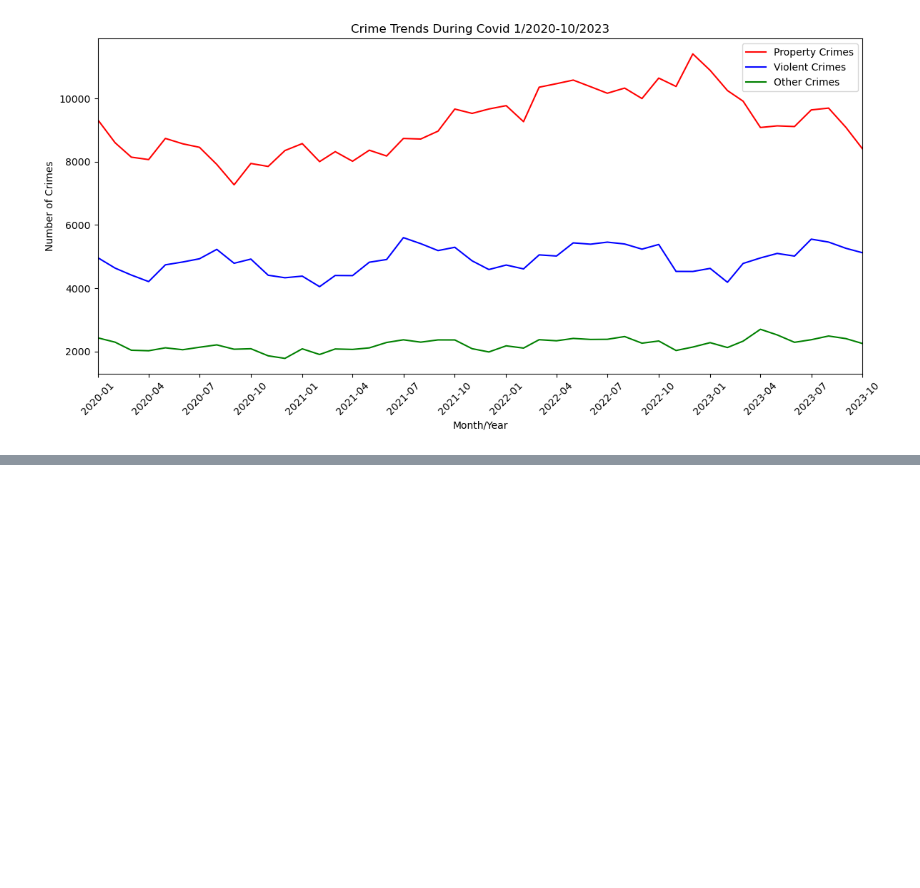
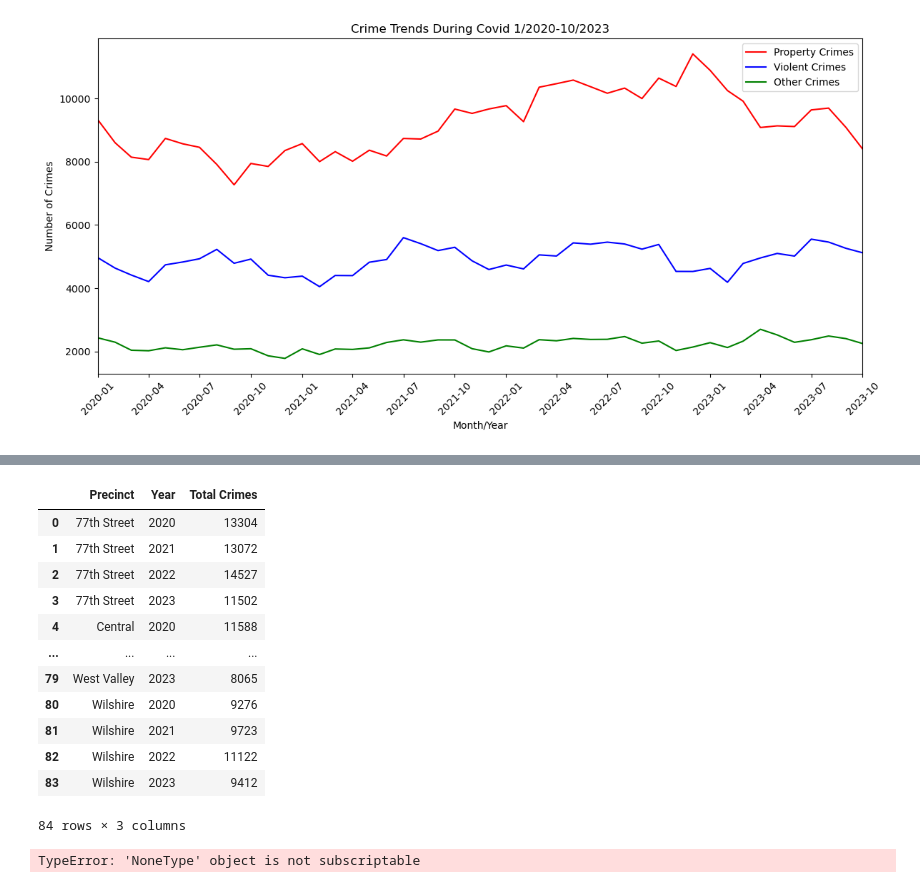
Before and after one commit to eshih22/la_crime_group_project, a Jupyter notebook: LA_crime_data.ipynb, the cells around one changed output, grey strips where cells are left out. Saved outputs shown, nothing was run; the diff lists cells and outputs as text; code cells hidden in the pictures; blank space fills up the shorter version.

```diff
--- a/LA_crime_data.ipynb
+++ b/LA_crime_data.ipynb
@@ -1723,0 +1721,20 @@ Freq: M, dtype: object
+# %%
+# Group by 'Precinct' and 'Year', and calculate the total number of crimes
+precinct_crime_counts_by_year_df = pd.DataFrame(filtered_data_df.groupby(['Precinct', 'Year']).size().reset_index(name='Total Crimes'))
+
+# Display the first few rows of the new DataFrame
+precinct_crime_counts_by_year_df
+# %% [output]
+|  | Precinct | Year | Total Crimes |
+| 0 | 77th Street | 2020 | 13304 |
+| 1 | 77th Street | 2021 | 13072 |
+| 2 | 77th Street | 2022 | 14527 |
+| 3 | 77th Street | 2023 | 11502 |
+| 4 | Central | 2020 | 11588 |
+| ... | ... | ... | ... |
+| 79 | West Valley | 2023 | 8065 |
+| 80 | Wilshire | 2020 | 9276 |
+| 81 | Wilshire | 2021 | 9723 |
+| 82 | Wilshire | 2022 | 11122 |
+| 83 | Wilshire | 2023 | 9412 |
+84 rows × 3 columns
@@ -1723,0 +1753,27 @@ Freq: M, dtype: object
+# %%
+precinct_coordinates = {
+    "77th Street":(33.9703073800001, -118.277669655),
+    "Central": (34.0519, -118.2553),
+    "Devonshire": (34.256969059, -118.531373363),
+    "Foothill": (34.2530912220001, -118.410417183),
+    "Harbor": (33.7576608970001, -118.289241553),
+    "Hollenbeck":(34.0496, -118.2088),
+    "Hollywood": (34.095833225, -118.33066931),
+    "Mission": (34.272979397, -118.468197808),
+    "Newton": (34.012355905, -118.256118891),
+    "Northeast": (34.119200666, -118.249414484),
+    "North Hollywood": (34.1716939300001, -118.385859348),
+    "Olympic": (34.050208529, -118.291175911),
+    "Pacific": (33.9916553210001, -118.419841576),
+    "Rampart": (34.056690437, -118.266979649),
+    "Southeast": (33.9386273800001, -118.275394206),
+    "Southwest":(34.0297, -118.3310),
+    "Topanga": (34.221376654, -118.599636542),
+    "West Los Angeles": (34.0437774120001, -118.450779541),
+    "West Valley": (34.193397227, -118.547454438),
+    "Van Nuys": (34.1837432730001, -118.445225709),
+}
+precinct_crime_counts_by_year_df['Latitude'] = crime_counts['Precinct'].map(lambda x: precinct_coordinates.get(x, None)[0])
+precinct_crime_counts_by_year_df['Longitude'] = crime_counts['Precinct'].map(lambda x: precinct_coordinates.get(x, None)[1])
+# %% [output]
+TypeError: 'NoneType' object is not subscriptable
```
Also changed, not shown: parts of 45 cells of this notebook, 4 other files.
